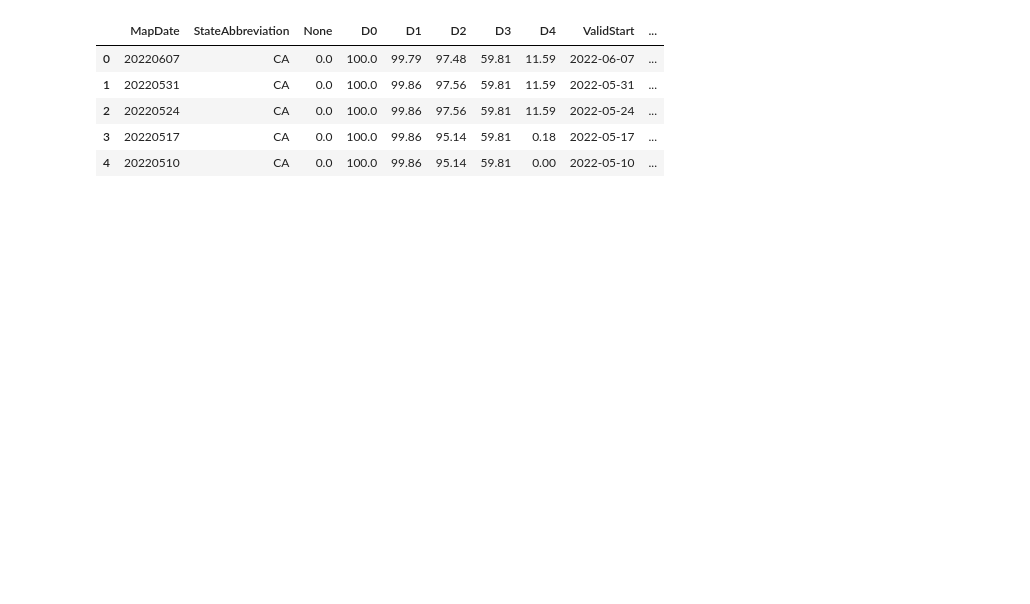
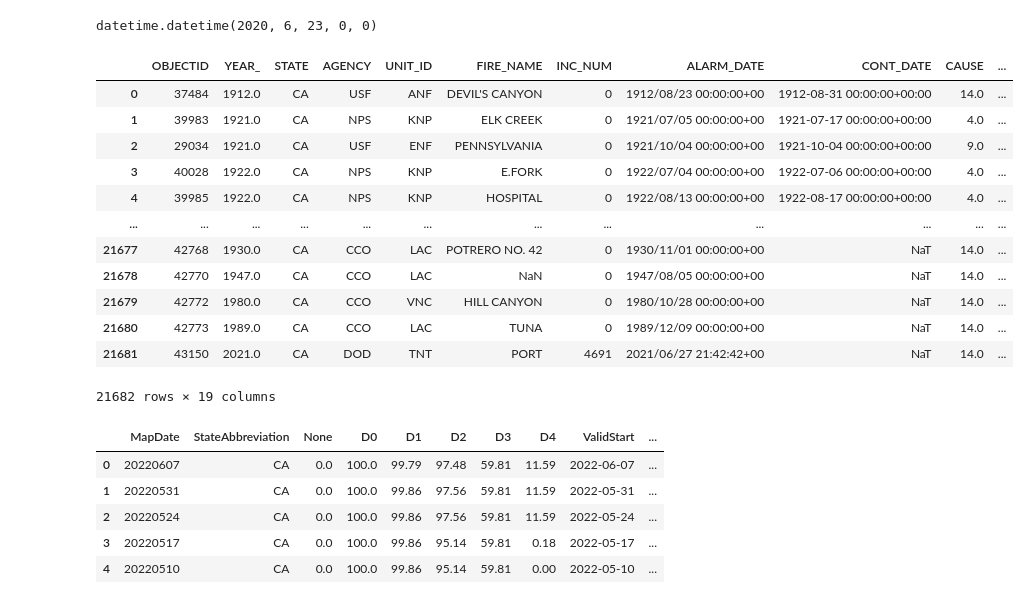
Before and after one commit to TimGannaway/DraughtFire, a Jupyter notebook: ETL_Example.ipynb, the cells around one changed output. Cells and saved outputs as stored; diff of their text form; code cells hidden in the pictures; blank space fills up the shorter version.

```diff
--- a/ETL_Example.ipynb
+++ b/ETL_Example.ipynb
@@ -20,3 +41,25 @@ datetime.datetime.strptime(fire_df[Year_], "%d/%m/%Y").strftime("%Y-%m-%d")
+# %%
+dt = datetime.strptime(fire_df['CONT_DATE'][0], "%Y/%m/%d %H:%M:%S+00")
+dt
+# %% [output]
+datetime.datetime(2020, 6, 23, 0, 0)
+# %%
+fire_df['FIRE_DATE'] =  pd.to_datetime(fire_df['CONT_DATE'], format="%Y/%m/%d %H:%M:%S+00")
+fire_df
+# %% [output]
+|  | OBJECTID | YEAR_ | STATE | AGENCY | UNIT_ID | FIRE_NAME | INC_NUM | ALARM_DATE | CONT_DATE | CAUSE | ... |
+| 0 | 37484 | 1912.0 | CA | USF | ANF | DEVIL'S CANYON | 0 | 1912/08/23 00:00:00+00 | 1912-08-31 00:00:00+00:00 | 14.0 | ... |
+| 1 | 39983 | 1921.0 | CA | NPS | KNP | ELK CREEK | 0 | 1921/07/05 00:00:00+00 | 1921-07-17 00:00:00+00:00 | 4.0 | ... |
+| 2 | 29034 | 1921.0 | CA | USF | ENF | PENNSYLVANIA | 0 | 1921/10/04 00:00:00+00 | 1921-10-04 00:00:00+00:00 | 9.0 | ... |
+| 3 | 40028 | 1922.0 | CA | NPS | KNP | E.FORK | 0 | 1922/07/04 00:00:00+00 | 1922-07-06 00:00:00+00:00 | 4.0 | ... |
+| 4 | 39985 | 1922.0 | CA | NPS | KNP | HOSPITAL | 0 | 1922/08/13 00:00:00+00 | 1922-08-17 00:00:00+00:00 | 4.0 | ... |
+| ... | ... | ... | ... | ... | ... | ... | ... | ... | ... | ... | ... |
+| 21677 | 42768 | 1930.0 | CA | CCO | LAC | POTRERO NO. 42 | 0 | 1930/11/01 00:00:00+00 | NaT | 14.0 | ... |
+| 21678 | 42770 | 1947.0 | CA | CCO | LAC | NaN | 0 | 1947/08/05 00:00:00+00 | NaT | 14.0 | ... |
+| 21679 | 42772 | 1980.0 | CA | CCO | VNC | HILL CANYON | 0 | 1980/10/28 00:00:00+00 | NaT | 14.0 | ... |
+| 21680 | 42773 | 1989.0 | CA | CCO | LAC | TUNA | 0 | 1989/12/09 00:00:00+00 | NaT | 14.0 | ... |
+| 21681 | 43150 | 2021.0 | CA | DOD | TNT | PORT | 4691 | 2021/06/27 21:42:42+00 | NaT | 14.0 | ... |
+21682 rows × 19 columns
 # %%
 drought_file = "USDM-california.csv"
 drought_df = pd.read_csv(drought_file)
```
Also changed, not shown: parts of 11 cells of this notebook.
